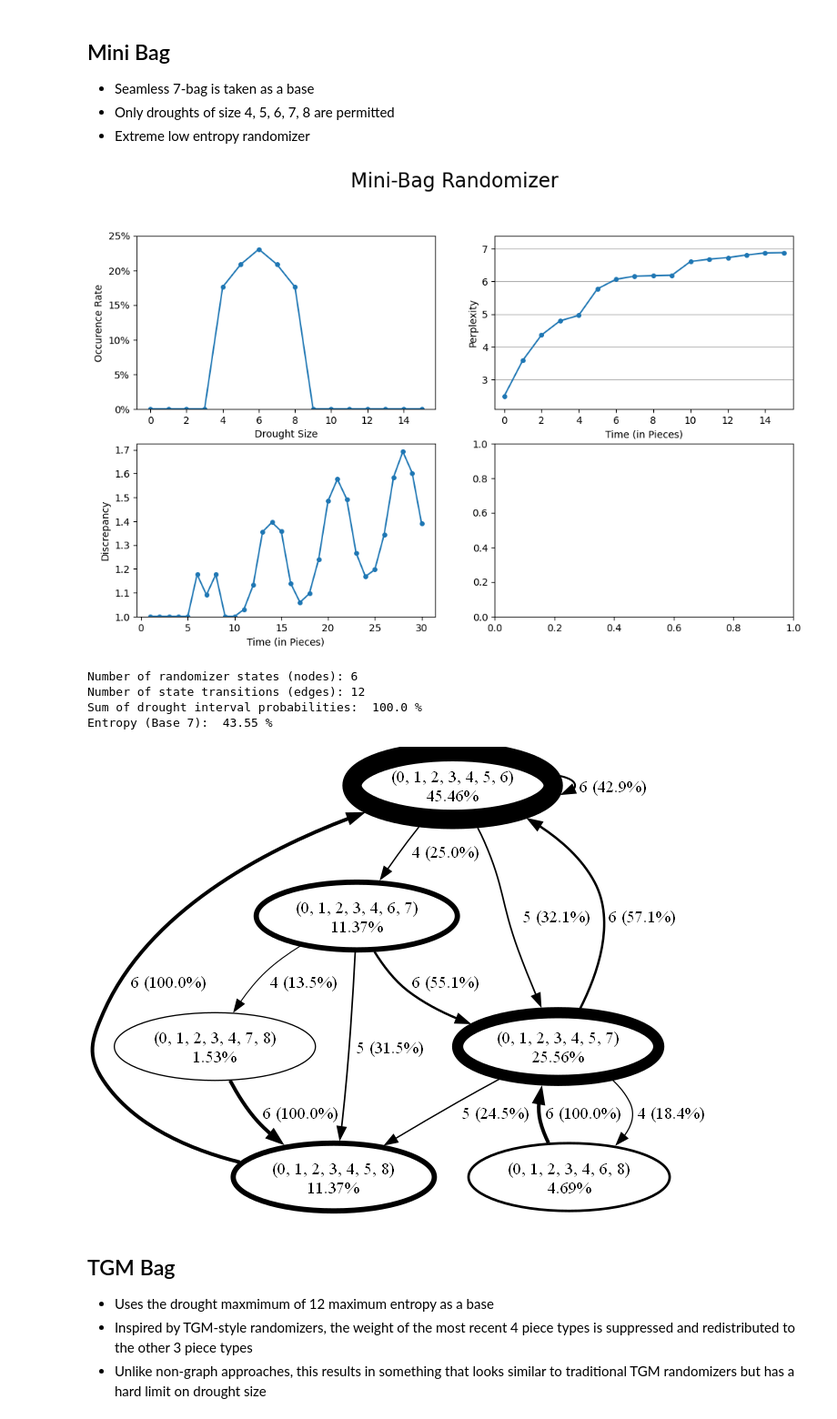
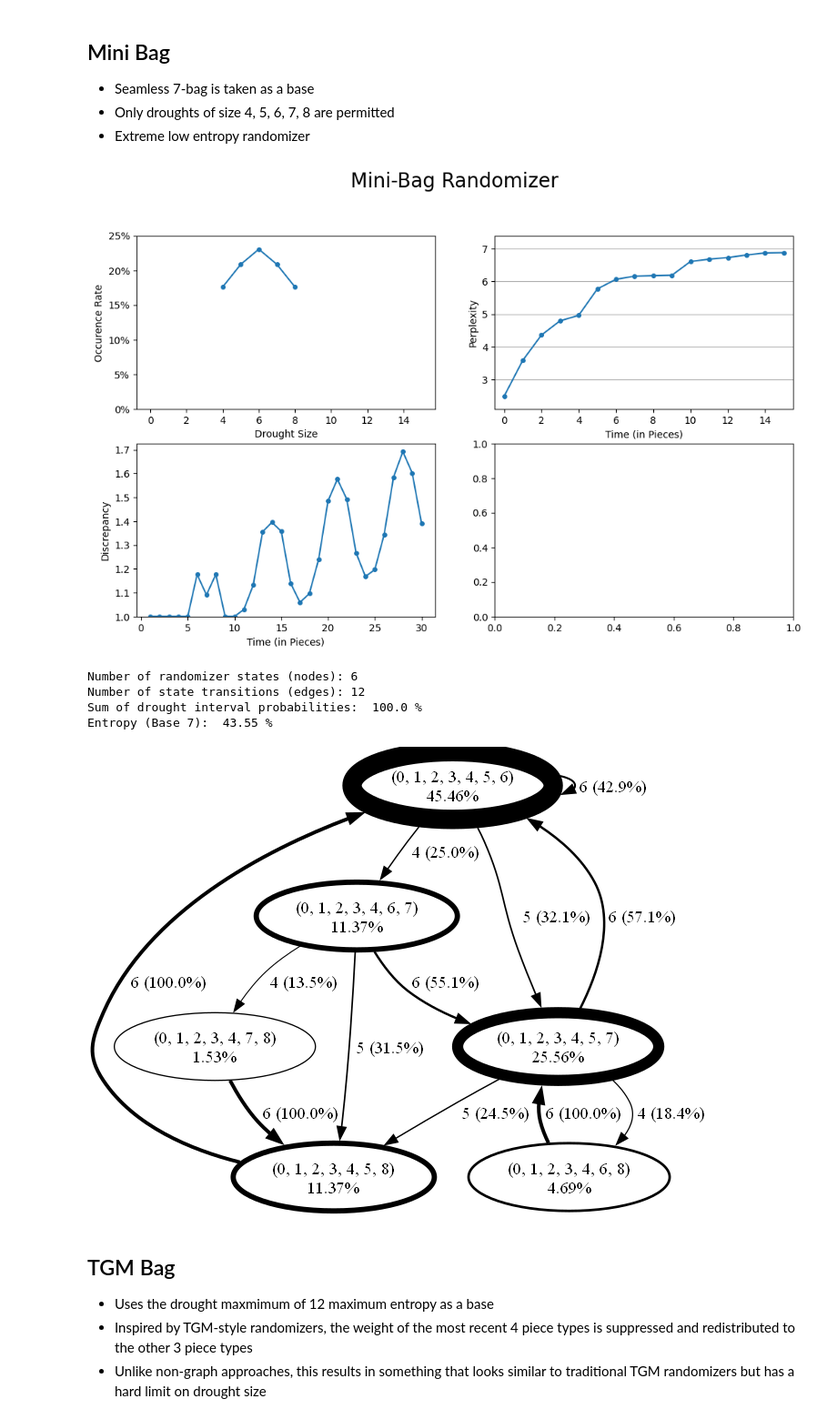
Before and after one commit to ericjtaylor/new_bags, a Jupyter notebook: new_bag.ipynb, the cells around one changed output. Shown at 91% size. Saved outputs shown, nothing was run; the diff lists cells and outputs as text; code cells hidden in the pictures.

Commit message:
Cleaner drought chart + more reorg

```diff
--- a/new_bag.ipynb
+++ b/new_bag.ipynb
@@ -232,6 +232,18 @@ def get_drought_dist(G, stable, drought_max=15):
                     next_state = tuple((edge[1], drought_pick + 1))
                 next_state_dist[next_state] += p * weight
 
+    # trim the non-occurences from the left and right so the charts don't look ugly
+    for i in range(drought_max):
+        if drought_dist[i] == 0:
+            del drought_dist[i]
+        else:
+            break
+    for i in range(drought_max, -1, -1):
+        if drought_dist[i] == 0:
+            del drought_dist[i]
+        else:
+            break
+
     return drought_dist
 # %% [markdown]
 ## Discrepancy
@@ -440,9 +452,10 @@ def plot_counter(name, drought, perplexity, discrepancy):
     fig, ((ax1, ax2), (ax3, ax4)) = plt.subplots(2, 2, figsize=(12, 7))
     fig.suptitle(name + " Randomizer", fontsize=20, y=1.01)
 
-    x = [x for x in range(len(drought))]
+    x = [x for x in drought.keys()]
     y = [y for y in drought.values()]
     ax1.plot(x, y, marker='o', markersize=4)
+    ax1.set_xlim(-0.75, 15.75)
     ax1.set_ylim(bottom=0, top=round(max(y) + 0.015, 2))
     ax1.yaxis.set_major_formatter(
         FuncFormatter(lambda y, _: '{:.0%}'.format(y)))
@@ -1403,29 +1670,12 @@ Entropy (Base 7):  47.66 %
 * Only droughts of size 4, 5, 6, 7, 8 are permitted
 * Extreme low entropy randomizer
 # %%
-def plot_graph(state_graph):
-    G = graphviz.Digraph()
-    G.attr(rankdir='LR', size='10', concentrate='true')
-    G.attr('node', shape='oval')
-    for edge_key in state_graph.edges(keys=True):
-        from_node, to_node, key = edge_key
-        G.edge(
-            str(from_node),
-            str(to_node),
-            label=str(state_graph.edges[edge_key]['drought']) + " ("
-            + str(
-                int(
-                    round(100 * state_graph.edges[edge_key]['weight']
-                          ))) + "%)")
-    return G
-
-
 mini_bag = copy.deepcopy(Seamless_B7)
 mini_bag = remove_droughts(mini_bag, [0, 1, 2, 3, 9, 10, 11, 12])
 mini_bag = global_max_entropy(mini_bag)
 rand_report(mini_bag, "Mini-Bag", save=True, draw=True)
 # %% [output]
-[figure, old version]
+[figure, new version]
 Number of randomizer states (nodes): 6
 Number of state transitions (edges): 12
 Sum of drought interval probabilities:  100.0 %
```
Also changed, not shown: parts of 52 cells of this notebook.
